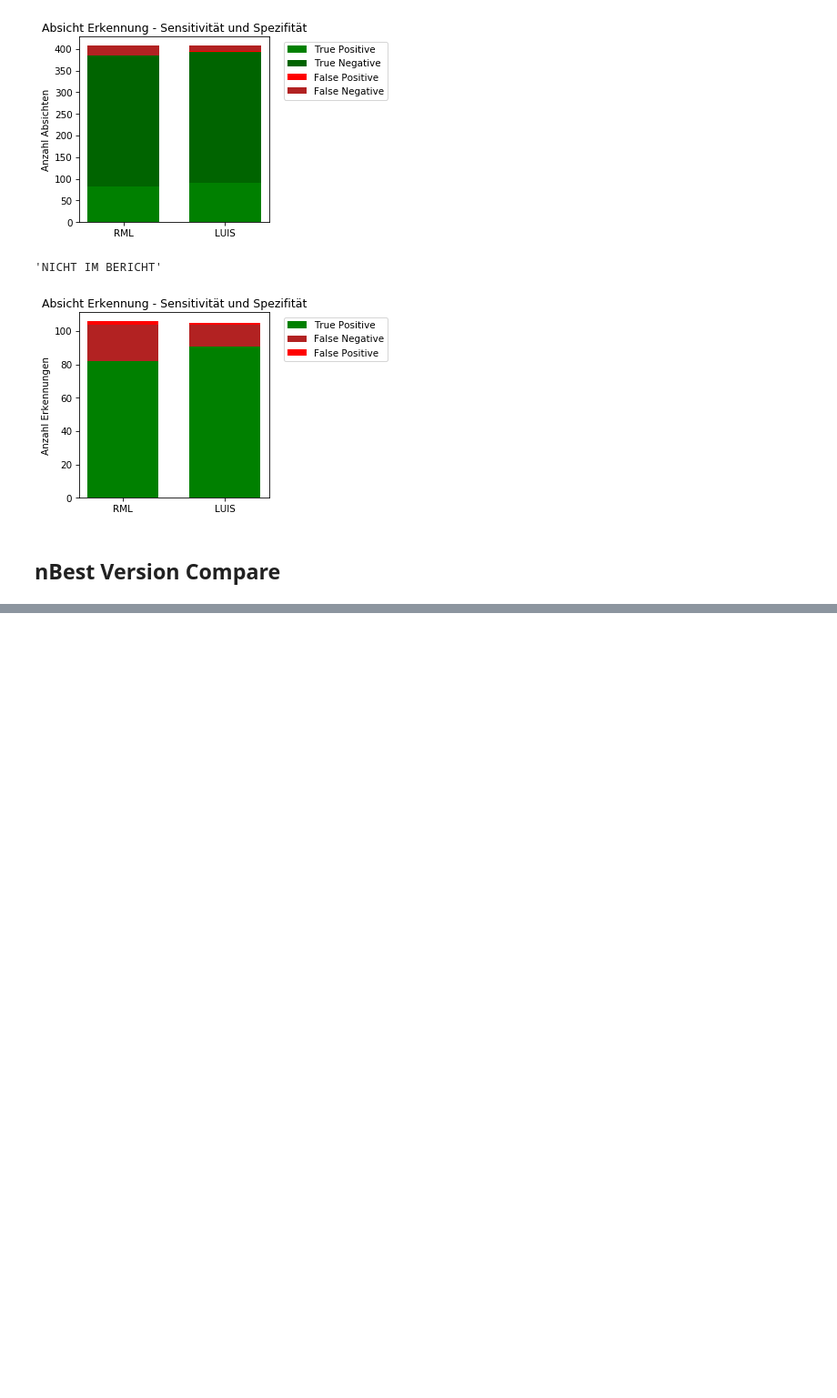
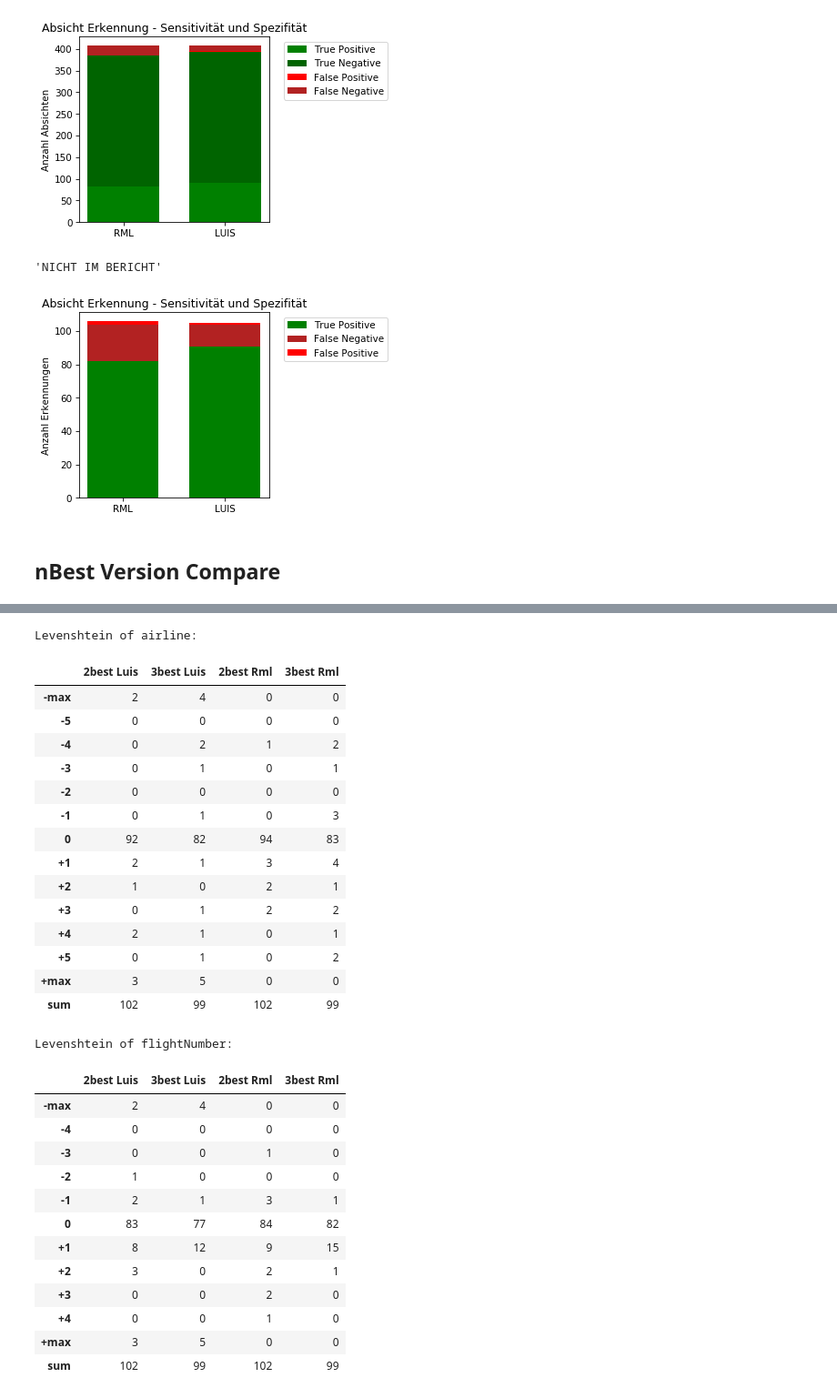
Before and after one commit to vettaioa/FluLoS-Code, a Jupyter notebook: calculation/statistics/ContextErrorRate.ipynb, the cells around one changed output, grey strips where cells are left out. Shown at 91% size. Cells and saved outputs as stored; diff of their text form; code cells hidden in the pictures; blank space fills up the shorter version.

Commit message:
added nbest version compare

```diff
--- a/calculation/statistics/ContextErrorRate.ipynb
+++ b/calculation/statistics/ContextErrorRate.ipynb
@@ -1378,0 +1490,11 @@ plt.show()
+# %%
+# ___Same    => ergebnis ist identisch zu 1best
+# ___Correct => ergebnis ist besser (nun korrekt) im gegensatz zu 1best
+# ___Wrong   => ergebnis ist schlechter (nun falsch) im gegensatz zu 1best
+
+dt = {}
+for c in contexts:
+    for colName, colData in nbestCallsignResults[c].items():
+        dt[f'{colName} {c}'] = colData
+
+pd.DataFrame(dt)
@@ -1378,0 +1509,12 @@ plt.show()
+# %%
+# intentSame    => ergebnis ist identisch zu 1best
+# intentCorrect => ergebnis ist besser (nun korrekt) im gegensatz zu 1best
+# intentWrong   => ergebnis ist schlechter (nun falsch) im gegensatz zu 1best
+dt = {}
+for c in contexts:
+    for colName, colData in nbestIntentResults[c].items():
+        dt[f'{colName} {c}'] = colData
+
+df = pd.DataFrame(dt)
+df.loc['sum'] = df.select_dtypes(pd.np.number).sum()
+df
@@ -1378,0 +1527,46 @@ plt.show()
+# %%
+# -1, -2, ... => levenshtein distance ist tiefer -> besser
+#  0          => leenshtein distance ist gleich  -> gleich
+# +1, +2, ... => levenshtein distance ist höher  -> schlechter
+
+for f in ['airline', 'flightNumber']:
+    dt = {}
+    for c in contexts:
+        for colName, colData in nbestCallSignDistance[c][f].items():
+            dt[f'{colName} {c}'] = colData
+
+    print(f'Levenshtein of {f}:')
+    df = pd.DataFrame(dt)
+    df.loc['sum'] = df.select_dtypes(pd.np.number).sum()
+    display(df)
+# %% [output]
+Levenshtein of airline:
+|  | 2best Luis | 3best Luis | 2best Rml | 3best Rml |
+| -max | 2 | 4 | 0 | 0 |
+| -5 | 0 | 0 | 0 | 0 |
+| -4 | 0 | 2 | 1 | 2 |
+| -3 | 0 | 1 | 0 | 1 |
+| -2 | 0 | 0 | 0 | 0 |
+| -1 | 0 | 1 | 0 | 3 |
+| 0 | 92 | 82 | 94 | 83 |
+| +1 | 2 | 1 | 3 | 4 |
+| +2 | 1 | 0 | 2 | 1 |
+| +3 | 0 | 1 | 2 | 2 |
+| +4 | 2 | 1 | 0 | 1 |
+| +5 | 0 | 1 | 0 | 2 |
+| +max | 3 | 5 | 0 | 0 |
+| sum | 102 | 99 | 102 | 99 |
+Levenshtein of flightNumber:
+|  | 2best Luis | 3best Luis | 2best Rml | 3best Rml |
+| -max | 2 | 4 | 0 | 0 |
+| -4 | 0 | 0 | 0 | 0 |
+| -3 | 0 | 0 | 1 | 0 |
+| -2 | 1 | 0 | 0 | 0 |
+| -1 | 2 | 1 | 3 | 1 |
+| 0 | 83 | 77 | 84 | 82 |
+| +1 | 8 | 12 | 9 | 15 |
+| +2 | 3 | 0 | 2 | 1 |
+| +3 | 0 | 0 | 2 | 0 |
+| +4 | 0 | 0 | 1 | 0 |
+| +max | 3 | 5 | 0 | 0 |
+| sum | 102 | 99 | 102 | 99 |
```
Also changed, not shown: parts of 14 cells of this notebook.
